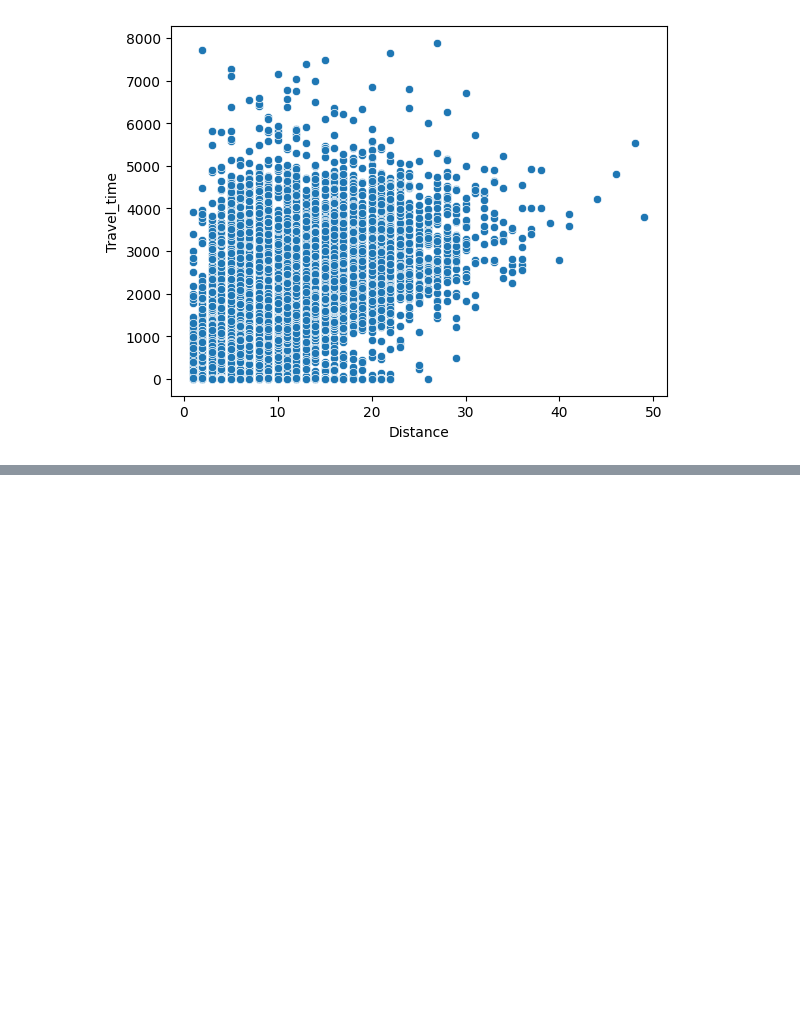
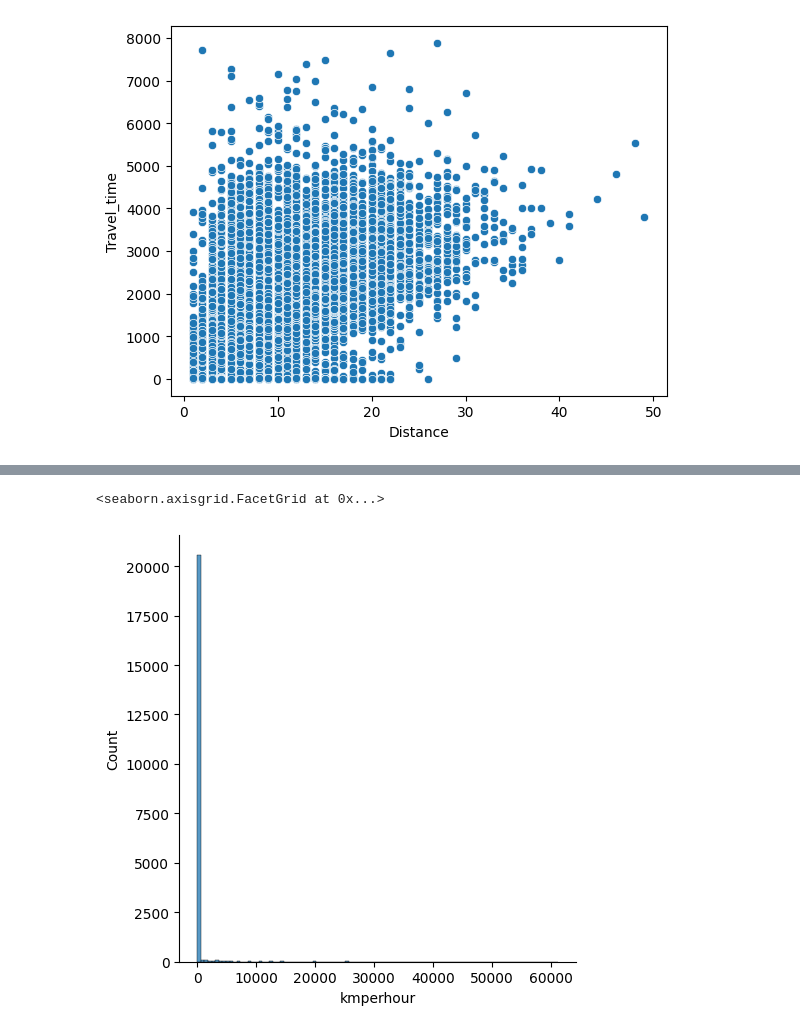
Before and after one commit to hughvd/sendy-logistics, a Jupyter notebook: josh_viz.ipynb, the cells around one changed output, grey strips where cells are left out. Cells and saved outputs as stored; diff of their text form; code cells hidden in the pictures; blank space fills up the shorter version.

Commit message:
made new column kmperhour and saved to pickle

```diff
--- a/Visualizations/josh_viz.ipynb
+++ b/josh_viz.ipynb
@@ -261,3 +261,5 @@ sns.scatterplot(x = df.Distance, y = df.Travel_time)
 # %% [output]
 <Axes: xlabel='Distance', ylabel='Travel_time'>
 [figure]
+# %%
+df['kmperhour'] = df['Distance'] / (df['Travel_time'] / 3600)
@@ -263,0 +286,5 @@ sns.scatterplot(x = df.Distance, y = df.Travel_time)
+# %%
+sns.displot(df.kmperhour, bins=100, kde=False, rug=False)
+# %% [output]
+<seaborn.axisgrid.FacetGrid at 0x...>
+[figure, added]
```
Also changed, not shown: parts of 2 cells of this notebook.
